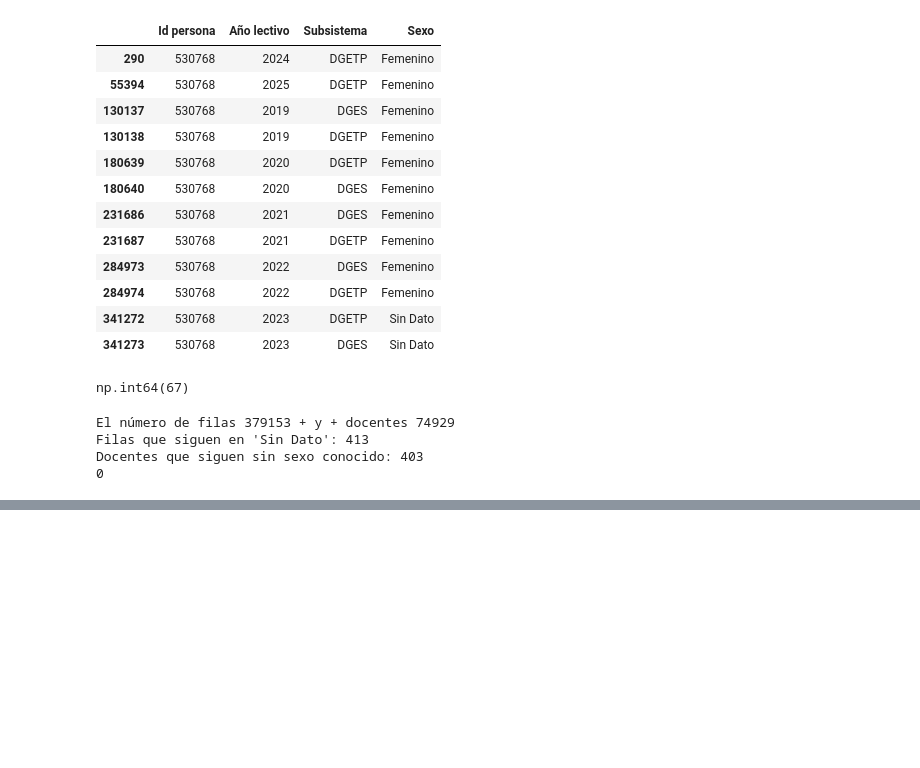
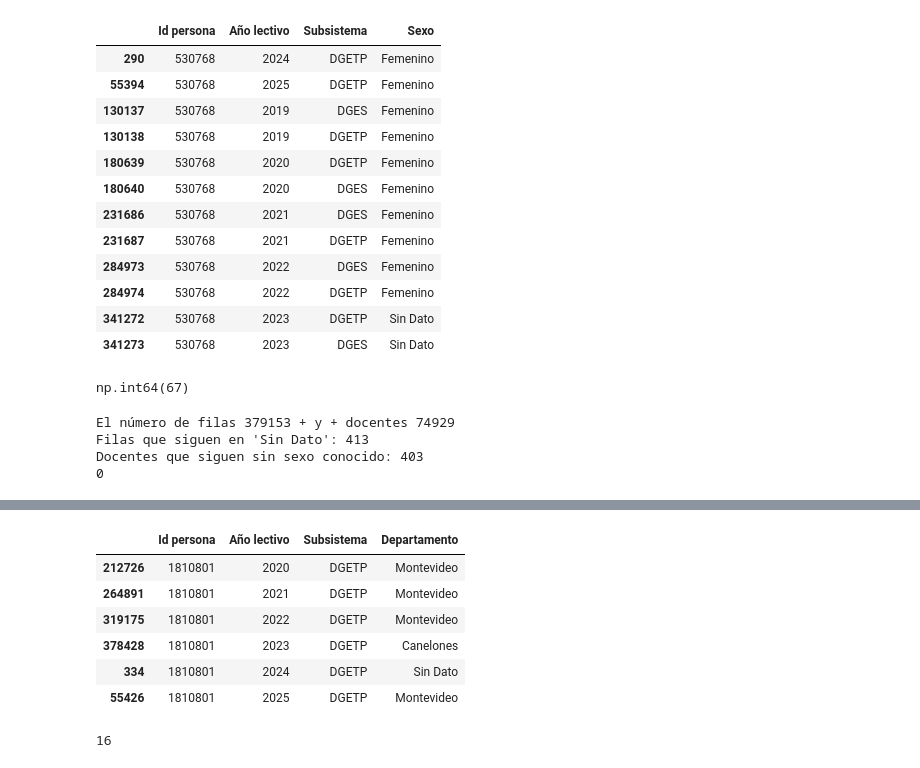
Before and after one commit to Albertmestre1256/Analisis-de-metricas-Ceibal, a Jupyter notebook: Proyecto/Etapa II - Exploración primaria + Limpieza/EDA - Docentes.ipynb, the cells around one changed output, grey strips where cells are left out. Saved outputs shown, nothing was run; the diff lists cells and outputs as text; code cells hidden in the pictures; blank space fills up the shorter version.

```diff
--- a/Proyecto/Etapa II - Exploración primaria + Limpieza/EDA y limpieza de datos.ipynb
+++ b/Proyecto/Etapa II - Exploración primaria + Limpieza/EDA - Docentes.ipynb
@@ -554,0 +578,20 @@ Docentes que siguen sin sexo conocido: 403
+# %%
+id_ej = sin_departamento["Id persona"].iloc[0]
+df_limpio[df_limpio["Id persona"] == id_ej][
+    ["Id persona", "Año lectivo", "Subsistema", "Departamento"]
+].sort_values("Año lectivo")
+# %% [output]
+|  | Id persona | Año lectivo | Subsistema | Departamento |
+| 212726 | 1810801 | 2020 | DGETP | Montevideo |
+| 264891 | 1810801 | 2021 | DGETP | Montevideo |
+| 319175 | 1810801 | 2022 | DGETP | Montevideo |
+| 378428 | 1810801 | 2023 | DGETP | Canelones |
+| 334 | 1810801 | 2024 | DGETP | Sin Dato |
+| 55426 | 1810801 | 2025 | DGETP | Montevideo |
+# %%
+sd = sin_departamento[["Id persona", "Año lectivo"]]
+mismos = df_limpio.merge(sd, on=["Id persona", "Año lectivo"])
+conocidas = mismos[mismos["Departamento"] != "Sin Dato"]
+len(conocidas.groupby(["Id persona", "Año lectivo"]))
+# %% [output]
+16
```
Also changed, not shown: parts of 8 cells of this notebook, 3 other files.
